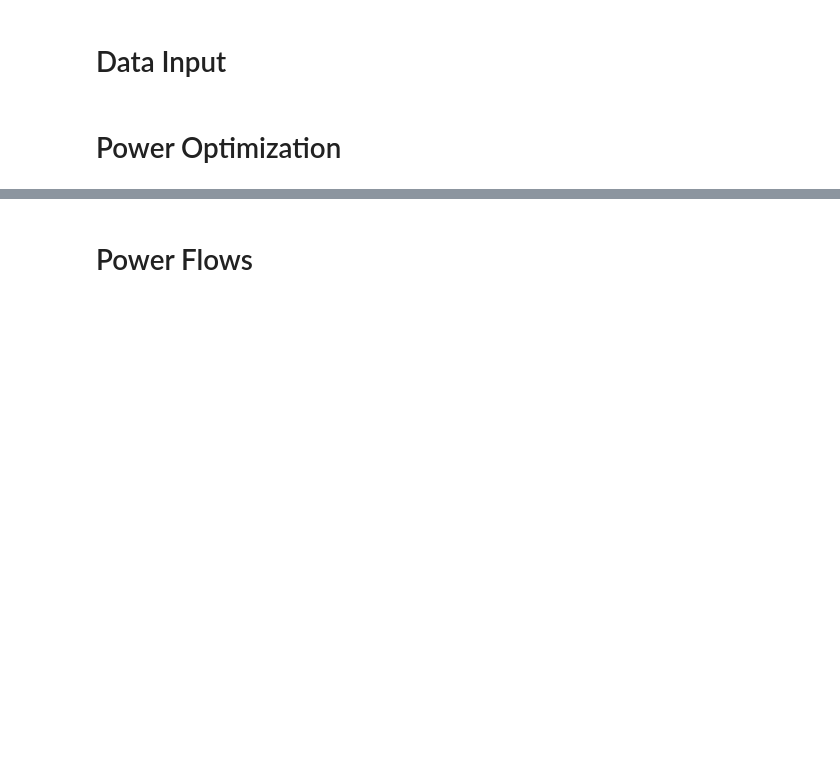
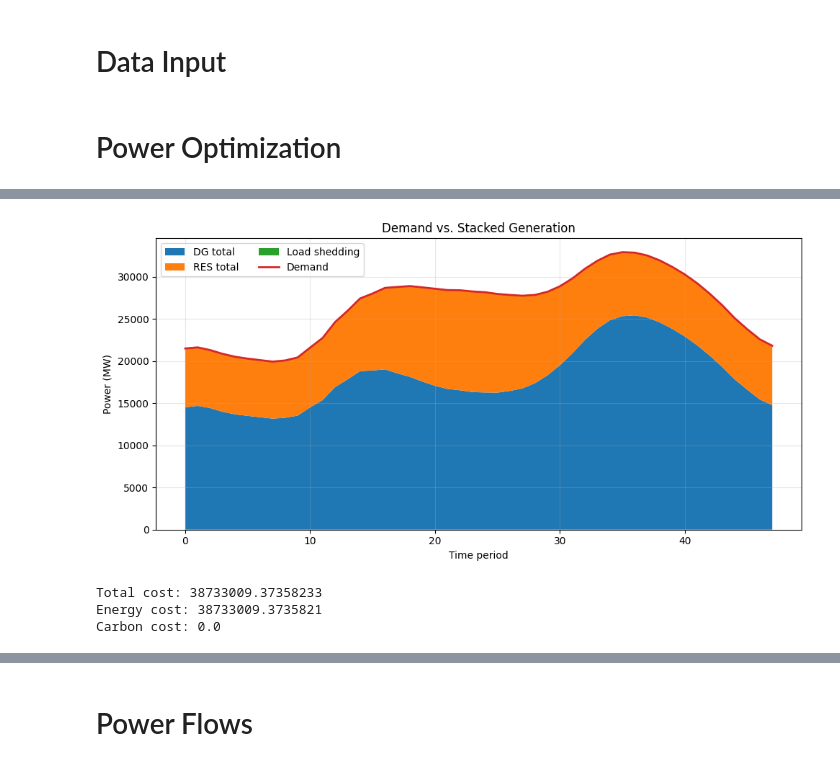
Before and after one commit to zhichuanma/GB_power_opt, a Jupyter notebook: Benchmark_Zhichuan/Centralised.ipynb, the cells around one changed output, grey strips where cells are left out. Drawn from its saved outputs; the diff is of its cells as text; code cells hidden in the pictures; blank space fills up the shorter version.

```diff
--- a/Benchmark_Zhichuan/Centralised.ipynb
+++ b/Benchmark_Zhichuan/Centralised.ipynb
@@ -280,0 +230,62 @@ check_bus_transfer_capacity(34, 0, lines, P_net, S_base=100, use_pu=True)
+# %%
+import numpy as np
+import matplotlib.pyplot as plt
+
+# —— 1) 取时段索引（确保按时间顺序）——
+T = sorted(list(model.T))
+
+# —— 2) 读取需求：把 Dem_unit[d,t] 沿 d 求和，得到每个 t 的总需求 ——
+# 若你已有总需求数组/Series，可直接替换下面这段
+n_dem = len(set(range(n_dem)))  # 如果你已有 n_dem，就用已有的；这行仅示意
+demand = np.array([sum(Dem_unit[d, t] for d in range(n_dem)) for t in T])
+
+# —— 3) 读取各机组出力 ——
+DG_ids  = sorted(list(model.DG))
+RES_ids = sorted(list(model.RES))
+
+dg_mat = np.array([[model.dg[g, t].value for t in T]  for g in DG_ids])   # shape: (n_dg, |T|)
+res_mat= np.array([[model.res[r, t].value for t in T] for r in RES_ids])  # shape: (n_res,|T|)
+
+# —— 4) 可选：负荷削减（若你希望在图上看到）——
+shed = np.array([model.shed[t].value for t in T])  # 与 demand 同长度
+
+# —— 5) 组织堆叠序列和标签 ——
+stack_series = [
+    dg_mat.sum(axis=0),   # DG 总和
+    res_mat.sum(axis=0),  # RES 总和
+    shed,                 # 可选
+]
+stack_labels = ["DG total", "RES total", "Load shedding"]
+
+
+# —— 6) 开始画图：堆叠面积 + 需求折线 ——
+fig, ax = plt.subplots(figsize=(10,5))
+
+# 堆叠面积（x 用时段索引或实际时间轴都行）
+x = np.arange(len(T))
+ax.stackplot(x, stack_series, labels=stack_labels)
+
+# 需求曲线
+ax.plot(x, demand, linewidth=2, label="Demand")
+
+# 轴与图例
+ax.set_xlabel("Time period")
+ax.set_ylabel("Power (MW)")
+ax.set_title("Demand vs. Stacked Generation")
+ax.legend(loc="upper left", ncols=2)  # 机组多时分两列更清晰
+ax.grid(True, alpha=0.3)
+
+plt.tight_layout()
+plt.show()
+# %% [output]
+[figure, added]
+# %%
+energy_cost = sum(DG_lambda[g]*model.dg[g,t].value for g in model.DG for t in model.T)
+carbon_cost = sum(carbon_price*DG_Carbon[g]*model.dg[g,t].value*1000 for g in model.DG for t in model.T)
+print("Total cost:", value(model.objective))
+print("Energy cost:", energy_cost)
+print("Carbon cost:", carbon_cost)
+# %% [output]
+Total cost: 38733009.37358233
+Energy cost: 38733009.3735821
+Carbon cost: 0.0
```
Also changed, not shown: parts of 12 cells of this notebook, 2 other files.
